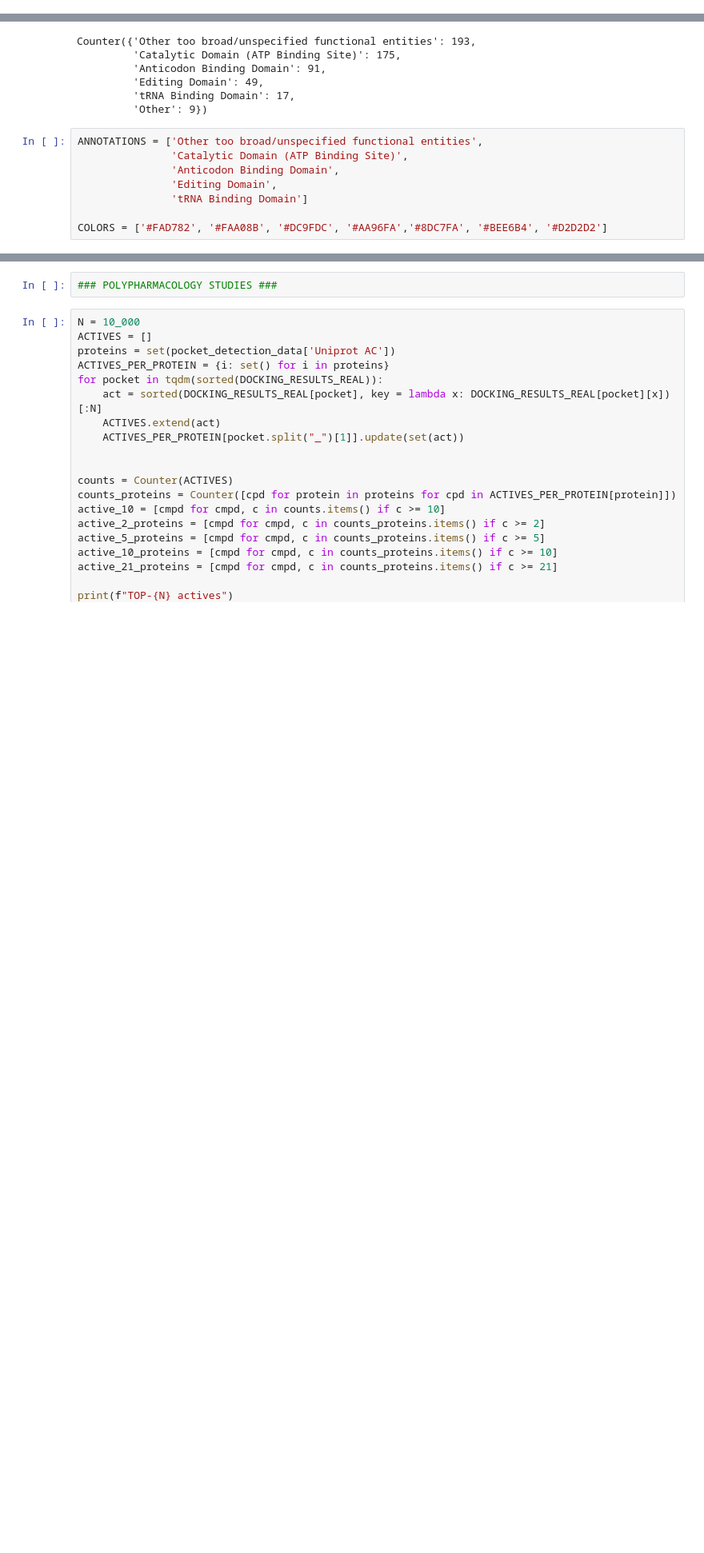
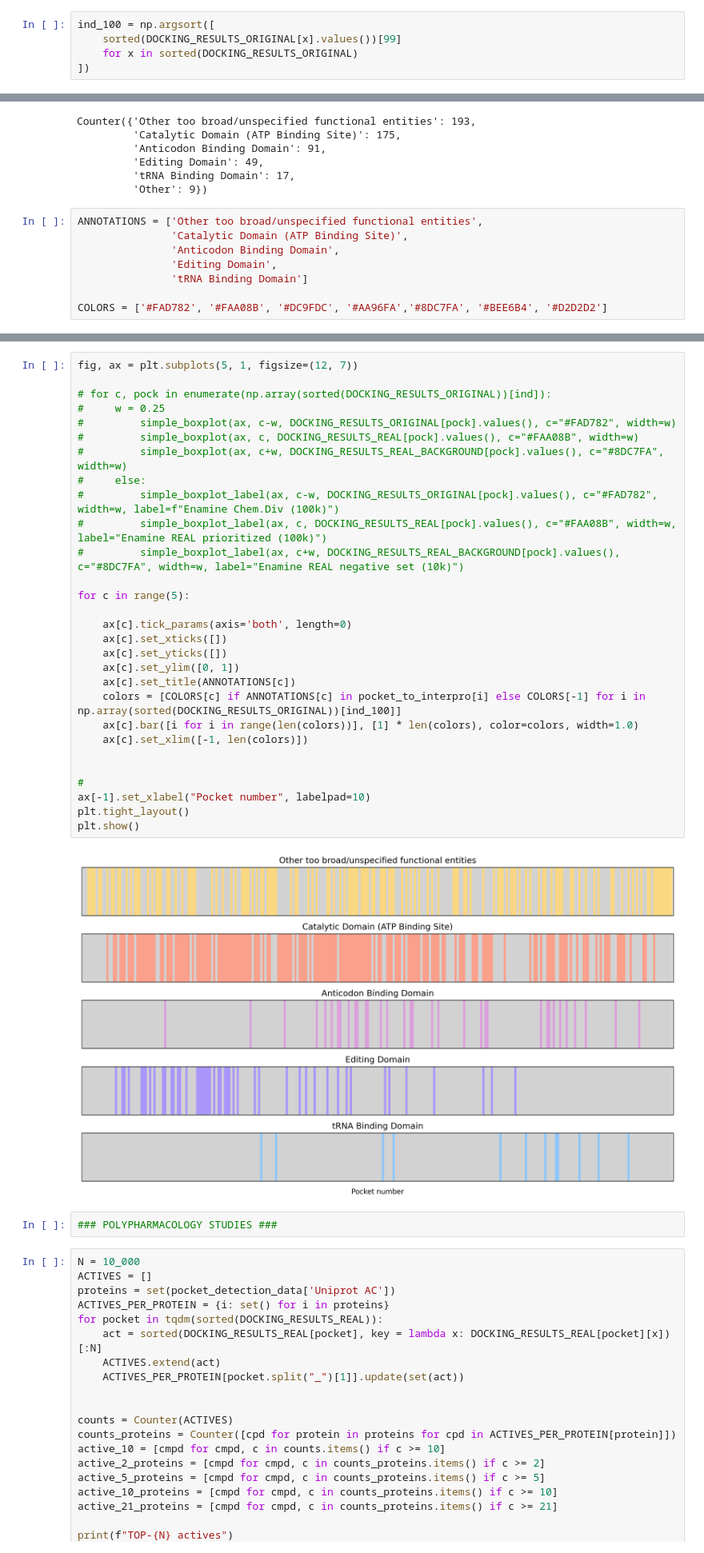
Before and after one commit to ersilia-os/mtb-targeted-protein-degradation, a Jupyter notebook: notebooks/36_docking_exploration_I.ipynb, the cells around one changed output, grey strips where cells are left out. Shown at 80% size. Saved outputs shown, nothing was run; the diff lists cells and outputs as text; blank space fills up the shorter version.

Commit message:
exploring docking results

```diff
--- a/notebooks/36_docking_exploration_I.ipynb
+++ b/notebooks/36_docking_exploration_I.ipynb
@@ -98,6 +98,11 @@ def simple_boxplot_label(ax, x, y, c, width, label):
                capprops=dict(color='none', lw=lw))
 # %%
 ind = np.argsort([np.median(list(DOCKING_RESULTS_ORIGINAL[x].values())) for x in sorted(DOCKING_RESULTS_ORIGINAL)])
+# %%
+ind_100 = np.argsort([
+    sorted(DOCKING_RESULTS_ORIGINAL[x].values())[99]
+    for x in sorted(DOCKING_RESULTS_ORIGINAL)
+])
 # %%
 fig, ax = plt.subplots(figsize=(12, 3.5))
 
@@ -213,3 +218,34 @@ plt.show()
+# %%
+fig, ax = plt.subplots(5, 1, figsize=(12, 7))
+
+# for c, pock in enumerate(np.array(sorted(DOCKING_RESULTS_ORIGINAL))[ind]):
+#     w = 0.25
+#         simple_boxplot(ax, c-w, DOCKING_RESULTS_ORIGINAL[pock].values(), c="#FAD782", width=w)
+#         simple_boxplot(ax, c, DOCKING_RESULTS_REAL[pock].values(), c="#FAA08B", width=w)
+#         simple_boxplot(ax, c+w, DOCKING_RESULTS_REAL_BACKGROUND[pock].values(), c="#8DC7FA", width=w)
+#     else:
+#         simple_boxplot_label(ax, c-w, DOCKING_RESULTS_ORIGINAL[pock].values(), c="#FAD782", width=w, label=f"Enamine Chem.Div (100k)")
+#         simple_boxplot_label(ax, c, DOCKING_RESULTS_REAL[pock].values(), c="#FAA08B", width=w, label="Enamine REAL prioritized (100k)")
+#         simple_boxplot_label(ax, c+w, DOCKING_RESULTS_REAL_BACKGROUND[pock].values(), c="#8DC7FA", width=w, label="Enamine REAL negative set (10k)")
+
+for c in range(5):
+
+    ax[c].tick_params(axis='both', length=0)
+    ax[c].set_xticks([])
+    ax[c].set_yticks([])
+    ax[c].set_ylim([0, 1])
+    ax[c].set_title(ANNOTATIONS[c])
+    colors = [COLORS[c] if ANNOTATIONS[c] in pocket_to_interpro[i] else COLORS[-1] for i in np.array(sorted(DOCKING_RESULTS_ORIGINAL))[ind_100]]
+    ax[c].bar([i for i in range(len(colors))], [1] * len(colors), color=colors, width=1.0)
+    ax[c].set_xlim([-1, len(colors)])
+
+
+#
+ax[-1].set_xlabel("Pocket number", labelpad=10)
+plt.tight_layout()
+plt.show()
+# %% [output]
+[figure, added]
 # %%
 ### POLYPHARMACOLOGY STUDIES ###
 # %%
```
Also changed, not shown: parts of 1 cell of this notebook, 1 other file.
